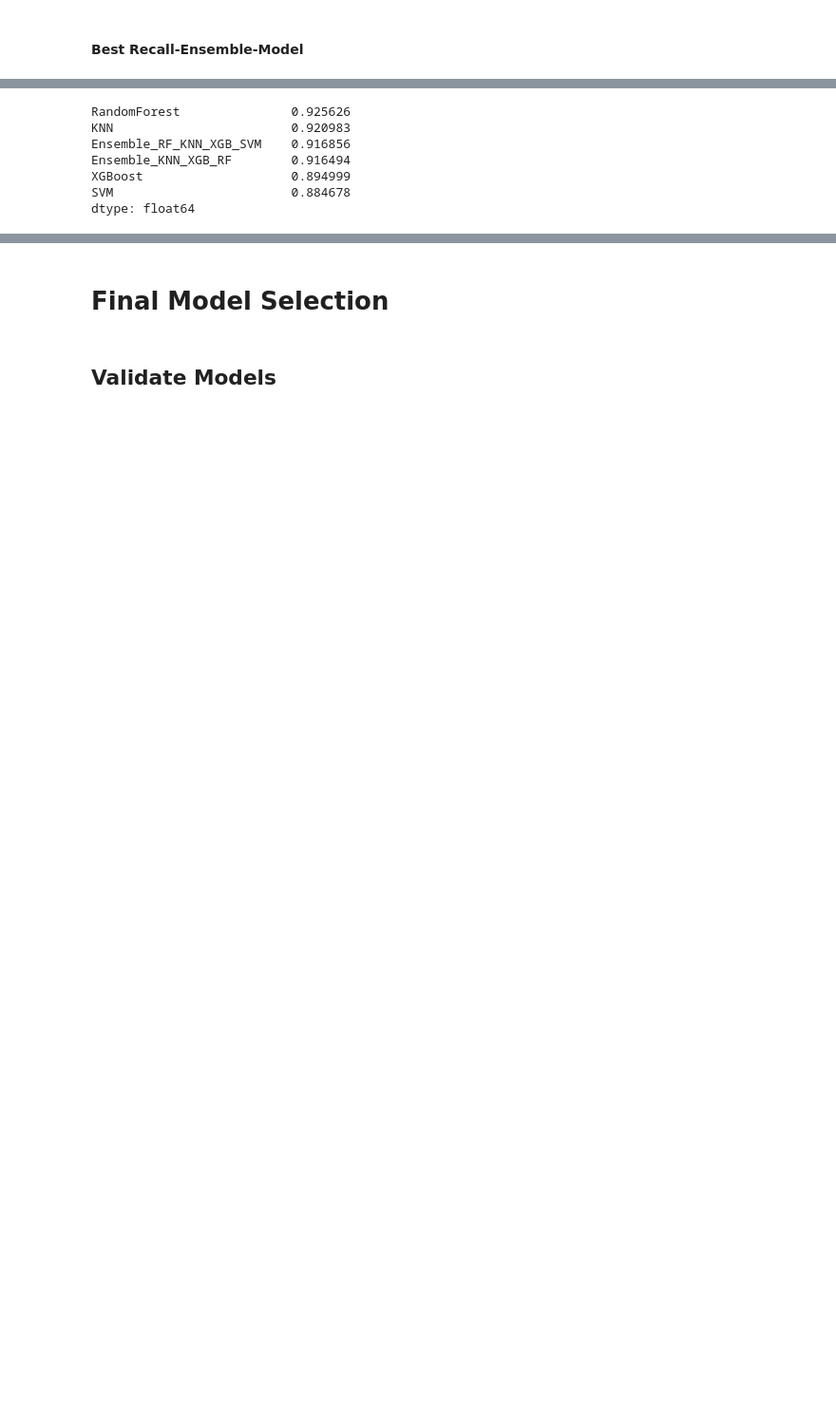
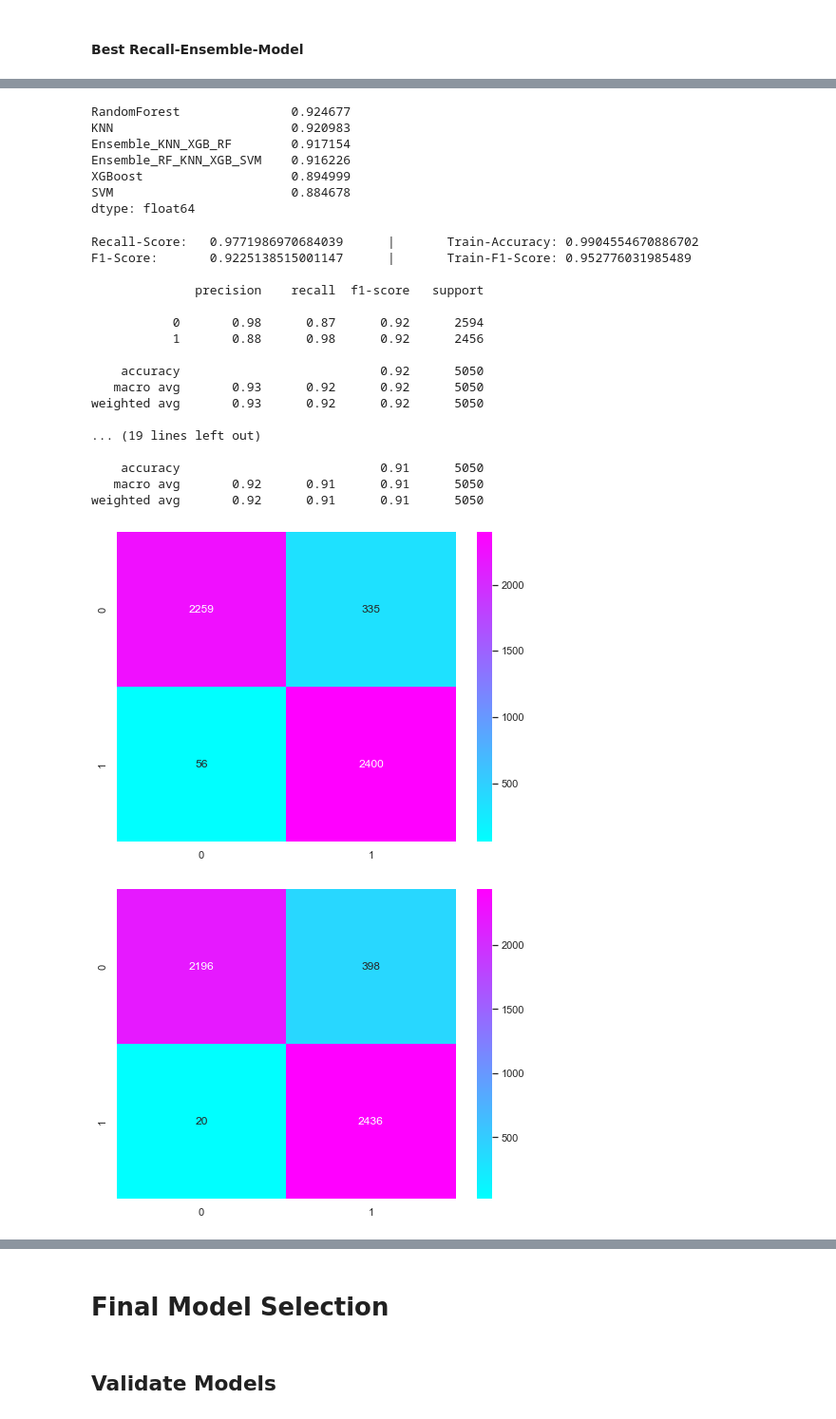
Before and after one commit to enricogoerlitz/ML-Models, a Jupyter notebook: Machine Learning Projects/01_Kaggle_Data_Projects_And_Competitions/00_Starter_Projects/01_NASA__Nearest Earth Objects/notebooks/03_model_dev.ipynb, the cells around one changed output, grey strips where cells are left out. Shown at 95% size. Drawn from its saved outputs; the diff is of its cells as text; code cells hidden in the pictures; blank space fills up the shorter version.

```diff
--- a/Machine Learning Projects/01_Kaggle_Data_Projects_And_Competitions/00_Starter_Projects/01_NASA__Nearest Earth Objects/notebooks/03_model_dev.ipynb
+++ b/Machine Learning Projects/01_Kaggle_Data_Projects_And_Competitions/00_Starter_Projects/01_NASA__Nearest Earth Objects/notebooks/03_model_dev.ipynb
@@ -246,12 +355,12 @@ rf_model_tuple = ("rf_best_model", rf_best_model)
 
 model_combo_1 = [knn_model_tuple, xgb_model_tuple, svm_model_tuple]
 model_combo_2 = [knn_model_tuple, xgb_model_tuple, svm_model_tuple, rf_model_tuple]
-model_combo_3 = [knn_model_tuple, xgb_model_tuple, rf_model_tuple]
+model_best_combo = [knn_model_tuple, xgb_model_tuple, rf_model_tuple]
 
 ensemble_recall_model_1 = VotingClassifier(estimators=model_combo_1)
 ensemble_recall_model_2 = VotingClassifier(estimators=model_combo_2)
-test_best_model = VotingClassifier(estimators=model_combo_3)
+best_combo_test_model = VotingClassifier(estimators=model_best_combo)
 
 ensemble_recall_model_1.fit(X_train, y_train)
 ensemble_recall_model_2.fit(X_train, y_train)
-test_best_model.fit(X_train, y_train);
+best_combo_test_model.fit(X_train, y_train);
@@ -327,5 +484,5 @@ print_model_classification_report(ensemble_accuracy_model_2, X_test, y_test)
 # %%
-ensemble_best_accuracy_model = ensemble_accuracy_model_2
+ensemble_best_f1_accuracy_model = ensemble_accuracy_model_2
 # %%
 accuracy_models = Series(
     data=[
@@ -333,18 +490,42 @@ accuracy_models = Series(
         f1_score(y_test, rf_best_model.predict(X_test)),
         f1_score(y_test, svm_best_model.predict(X_test)),
         f1_score(y_test, xgb_best_model.predict(X_test)),
-        f1_score(y_test, ensemble_best_accuracy_model.predict(X_test)),
-        f1_score(y_test, test_best_model.predict(X_test)),
+        f1_score(y_test, ensemble_best_f1_accuracy_model.predict(X_test)),
+        f1_score(y_test, best_combo_test_model.predict(X_test)),
     ],
     index=["KNN", "RandomForest", "SVM", "XGBoost", "Ensemble_RF_KNN_XGB_SVM", "Ensemble_KNN_XGB_RF"]
 )
 
 accuracy_models.sort_values(ascending=False)
 # %% [output]
-RandomForest               0.925626
+RandomForest               0.924677
 KNN                        0.920983
-Ensemble_RF_KNN_XGB_SVM    0.916856
-Ensemble_KNN_XGB_RF        0.916494
+Ensemble_KNN_XGB_RF        0.917154
+Ensemble_RF_KNN_XGB_SVM    0.916226
 XGBoost                    0.894999
 SVM                        0.884678
 dtype: float64
+# %%
+print_model_classification_report(rf_best_model, X_test, y_test)
+print_model_classification_report(knn_best_model, X_test, y_test)
+print_model_classification_report(ensemble_best_f1_accuracy_model, X_test, y_test)
+# %% [output]
+Recall-Score:   0.9771986970684039      |       Train-Accuracy: 0.9904554670886702
+F1-Score:       0.9225138515001147      |       Train-F1-Score: 0.952776031985489
+
+              precision    recall  f1-score   support
+
+           0       0.98      0.87      0.92      2594
+           1       0.88      0.98      0.92      2456
+
+    accuracy                           0.92      5050
+   macro avg       0.93      0.92      0.92      5050
+weighted avg       0.93      0.92      0.92      5050
+
+... (19 lines left out)
+
+    accuracy                           0.91      5050
+   macro avg       0.92      0.91      0.91      5050
+weighted avg       0.92      0.91      0.91      5050
+[figure, added]
+[figure, added]
```
Also changed, not shown: parts of 32 cells of this notebook, 2 other files.
